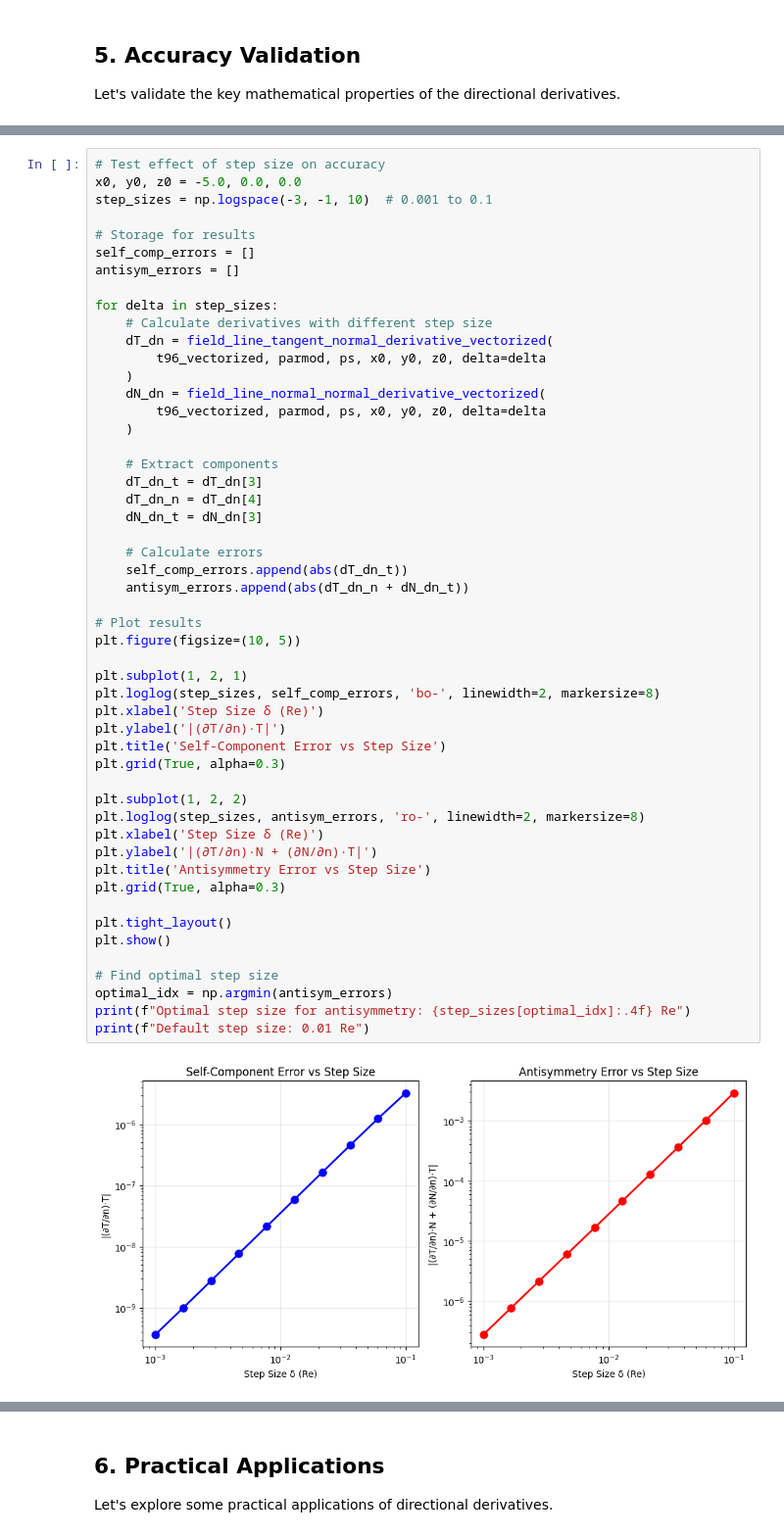
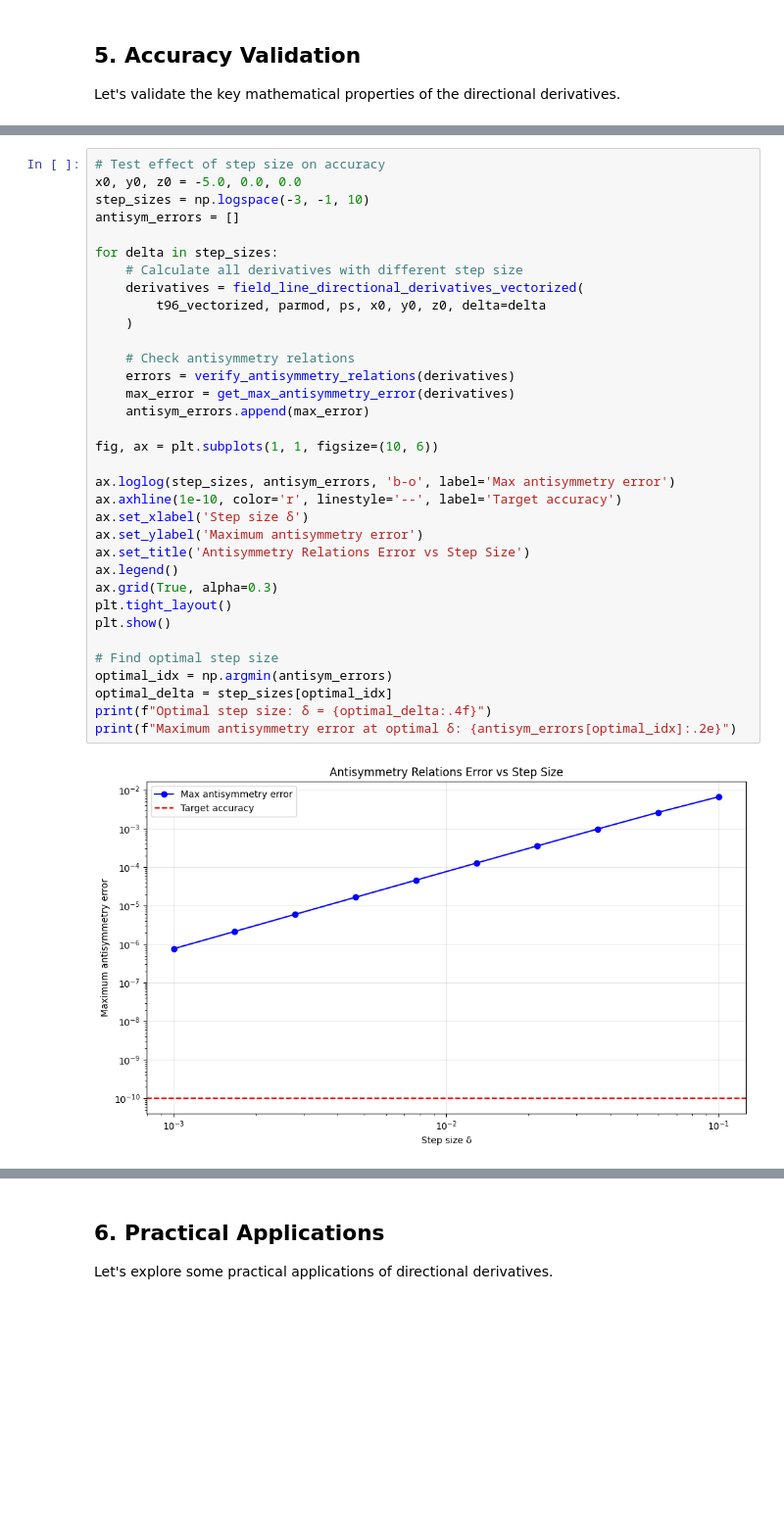
Before and after one commit to Butadiene/Mageometry, a Jupyter notebook: examples/notebooks/12_field_line_directional_derivatives_guide.ipynb, the cells around one changed output, grey strips where cells are left out. Shown at 98% size. Saved outputs shown, nothing was run; the diff lists cells and outputs as text; blank space fills up the shorter version.

```diff
--- a/examples/notebooks/12_field_line_directional_derivatives_guide.ipynb
+++ b/examples/notebooks/12_field_line_directional_derivatives_guide.ipynb
@@ -505,53 +481,36 @@ max|d(T·N)/dn| = 1.25e-03 (should be ~0)
 # %%
 # Test effect of step size on accuracy
 x0, y0, z0 = -5.0, 0.0, 0.0
-step_sizes = np.logspace(-3, -1, 10)  # 0.001 to 0.1
-
-# Storage for results
-self_comp_errors = []
+step_sizes = np.logspace(-3, -1, 10)
 antisym_errors = []
 
 for delta in step_sizes:
-    # Calculate derivatives with different step size
-    dT_dn = field_line_tangent_normal_derivative_vectorized(
-        t96_vectorized, parmod, ps, x0, y0, z0, delta=delta
-    )
-    dN_dn = field_line_normal_normal_derivative_vectorized(
+    # Calculate all derivatives with different step size
+    derivatives = field_line_directional_derivatives_vectorized(
         t96_vectorized, parmod, ps, x0, y0, z0, delta=delta
     )
 
-    # Extract components
-    dT_dn_t = dT_dn[3]
-    dT_dn_n = dT_dn[4]
-    dN_dn_t = dN_dn[3]
+    # Check antisymmetry relations
+    errors = verify_antisymmetry_relations(derivatives)
+    max_error = get_max_antisymmetry_error(derivatives)
+    antisym_errors.append(max_error)
 
-    # Calculate errors
-    self_comp_errors.append(abs(dT_dn_t))
-    antisym_errors.append(abs(dT_dn_n + dN_dn_t))
+fig, ax = plt.subplots(1, 1, figsize=(10, 6))
 
-# Plot results
-plt.figure(figsize=(10, 5))
-
-plt.subplot(1, 2, 1)
-plt.loglog(step_sizes, self_comp_errors, 'bo-', linewidth=2, markersize=8)
-plt.xlabel('Step Size δ (Re)')
-plt.ylabel('|(∂T/∂n)·T|')
-plt.title('Self-Component Error vs Step Size')
-plt.grid(True, alpha=0.3)
-
-plt.subplot(1, 2, 2)
-plt.loglog(step_sizes, antisym_errors, 'ro-', linewidth=2, markersize=8)
-plt.xlabel('Step Size δ (Re)')
-plt.ylabel('|(∂T/∂n)·N + (∂N/∂n)·T|')
-plt.title('Antisymmetry Error vs Step Size')
-plt.grid(True, alpha=0.3)
-
+ax.loglog(step_sizes, antisym_errors, 'b-o', label='Max antisymmetry error')
+ax.axhline(1e-10, color='r', linestyle='--', label='Target accuracy')
+ax.set_xlabel('Step size δ')
+ax.set_ylabel('Maximum antisymmetry error')
+ax.set_title('Antisymmetry Relations Error vs Step Size')
+ax.legend()
+ax.grid(True, alpha=0.3)
 plt.tight_layout()
 plt.show()
 
 # Find optimal step size
 optimal_idx = np.argmin(antisym_errors)
-print(f"Optimal step size for antisymmetry: {step_sizes[optimal_idx]:.4f} Re")
-print(f"Default step size: 0.01 Re")
+optimal_delta = step_sizes[optimal_idx]
+print(f"Optimal step size: δ = {optimal_delta:.4f}")
+print(f"Maximum antisymmetry error at optimal δ: {antisym_errors[optimal_idx]:.2e}")
 # %% [output]
-[figure, old version]
+[figure, new version]
```
Also changed, not shown: parts of 22 cells of this notebook, 23 other files.
